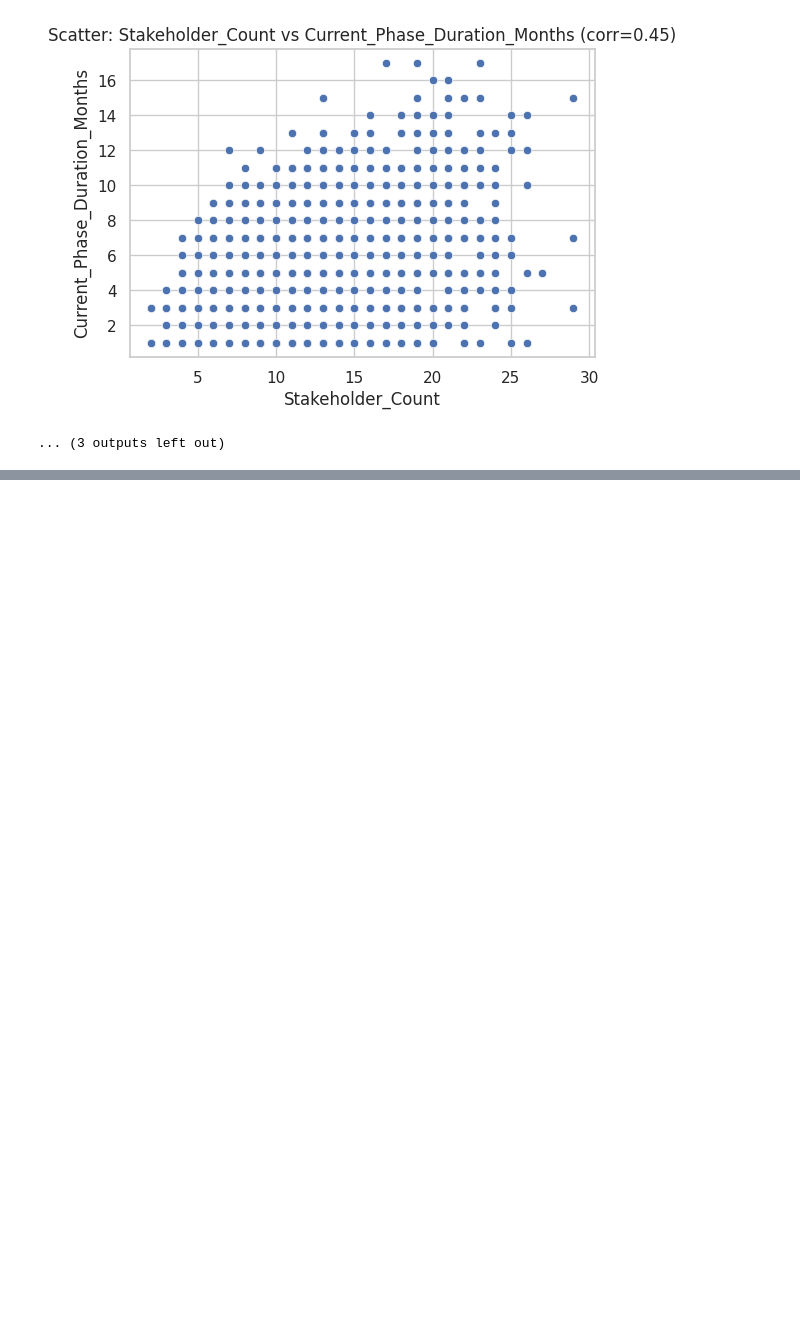
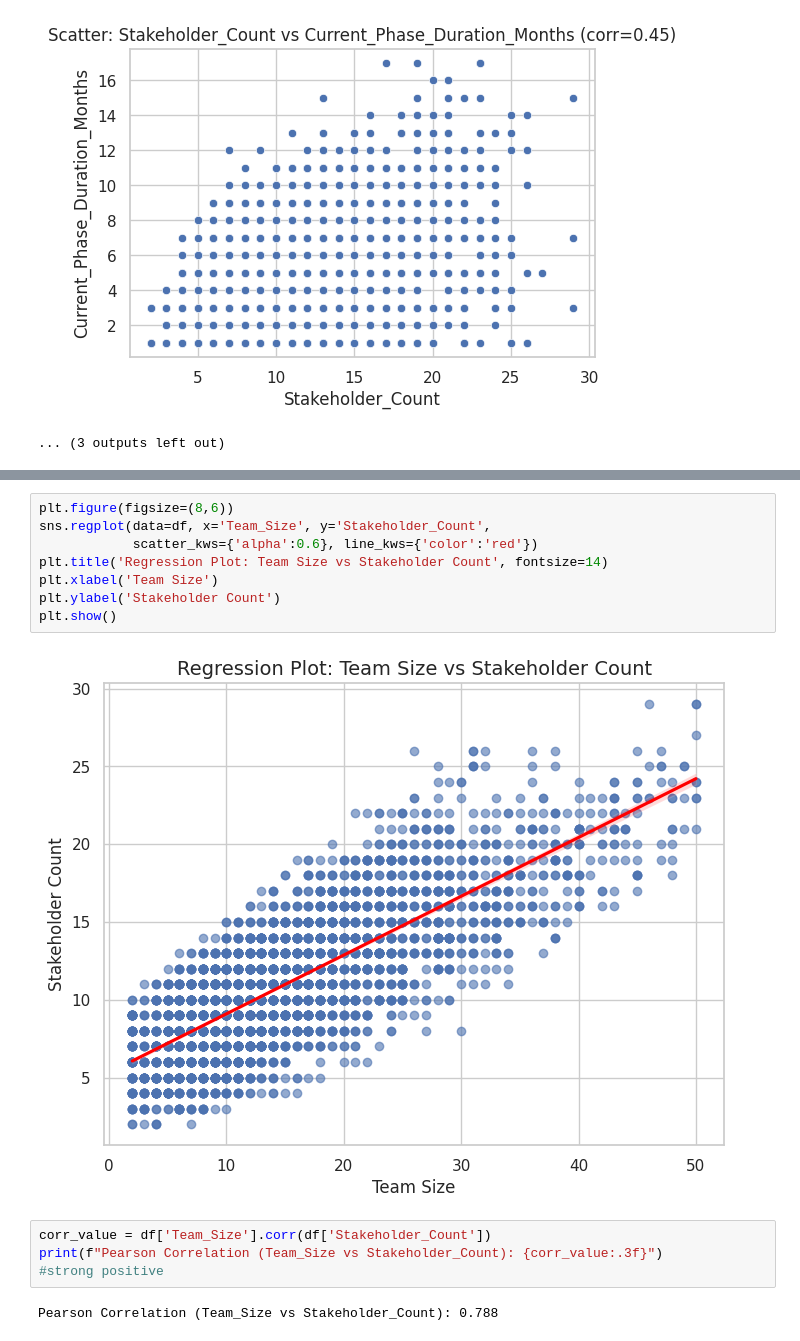
Before and after one commit to Gobihanath/ZC-AI-Project-Management-ML-003, a Jupyter notebook: EDA_Version1_Project_Risk.ipynb, the cells around one changed output, grey strips where cells are left out. Drawn from its saved outputs; the diff is of its cells as text; blank space fills up the shorter version.

```diff
--- a/EDA_Version1_Project_Risk.ipynb
+++ b/EDA_Version1_Project_Risk.ipynb
@@ -295,0 +331,16 @@ for f1, f2 in top_pairs:
+# %%
+plt.figure(figsize=(8,6))
+sns.regplot(data=df, x='Team_Size', y='Stakeholder_Count',
+            scatter_kws={'alpha':0.6}, line_kws={'color':'red'})
+plt.title('Regression Plot: Team Size vs Stakeholder Count', fontsize=14)
+plt.xlabel('Team Size')
+plt.ylabel('Stakeholder Count')
+plt.show()
+# %% [output]
+[figure, added]
+# %%
+corr_value = df['Team_Size'].corr(df['Stakeholder_Count'])
+print(f"Pearson Correlation (Team_Size vs Stakeholder_Count): {corr_value:.3f}")
+#strong positive
+# %% [output]
+Pearson Correlation (Team_Size vs Stakeholder_Count): 0.788
```
Also changed, not shown: parts of 36 cells of this notebook.
